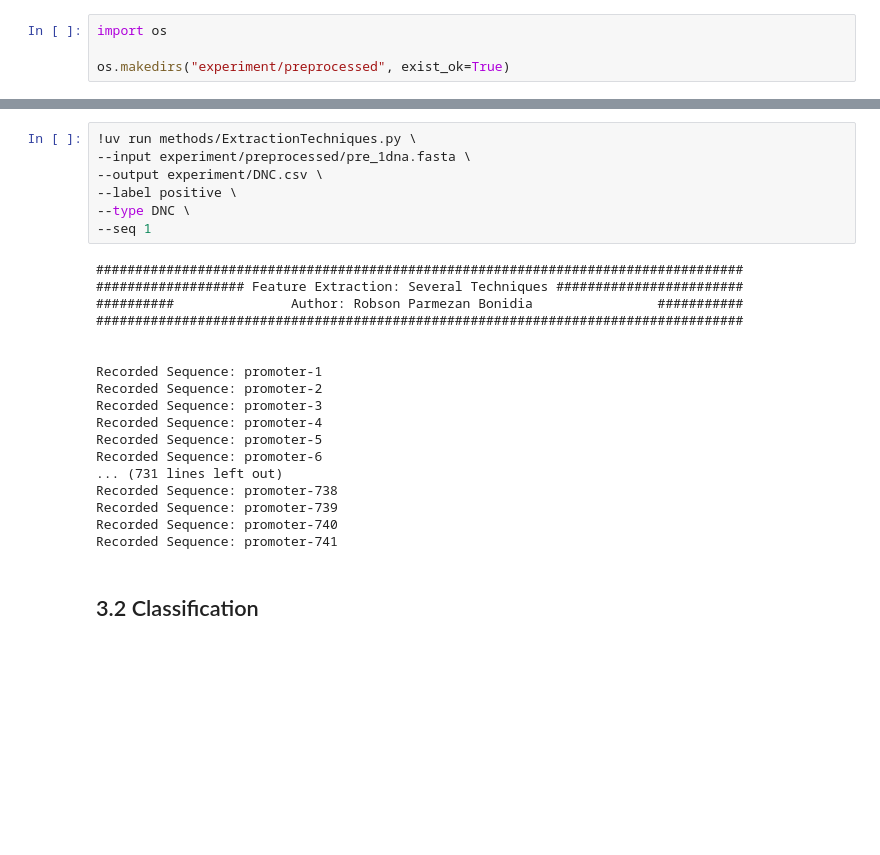
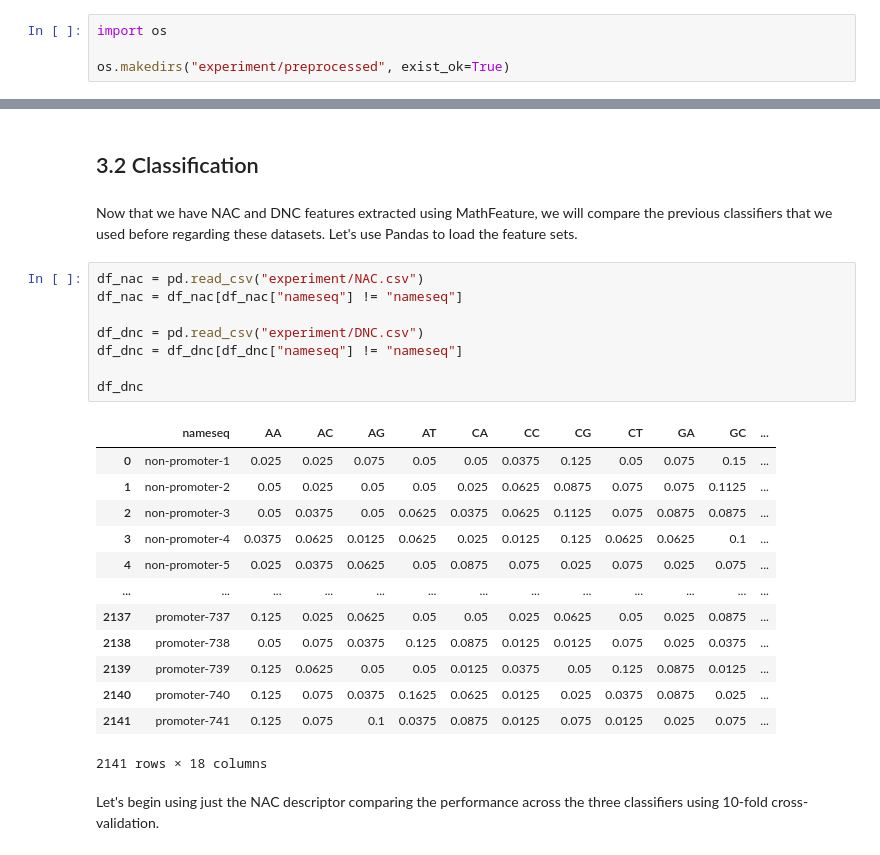
Before and after one commit to brenoslivio/BAGECO2025, a Jupyter notebook: 01_ML_Basics.ipynb, the cells around one changed output, grey strips where cells are left out. Cells and saved outputs as stored; diff of their text form; blank space fills up the shorter version.

Commit message:
MathFeature classification

```diff
--- a/01_ML_Basics.ipynb
+++ b/01_ML_Basics.ipynb
@@ -946,27 +928,28 @@ Recorded Sequence: non-promoter-1400
-# %%
-!uv run methods/ExtractionTechniques.py \
---input experiment/preprocessed/pre_1dna.fasta \
---output experiment/DNC.csv \
---label positive \
---type DNC \
---seq 1
-# %% [output]
-###################################################################################
-################### Feature Extraction: Several Techniques ########################
-##########               Author: Robson Parmezan Bonidia                ###########
-###################################################################################
-
-
-Recorded Sequence: promoter-1
-Recorded Sequence: promoter-2
-Recorded Sequence: promoter-3
-Recorded Sequence: promoter-4
-Recorded Sequence: promoter-5
-Recorded Sequence: promoter-6
-... (731 lines left out)
-Recorded Sequence: promoter-738
-Recorded Sequence: promoter-739
-Recorded Sequence: promoter-740
-Recorded Sequence: promoter-741
 # %% [markdown]
 ## 3.2 Classification
+# %% [markdown]
+Now that we have NAC and DNC features extracted using MathFeature, we will compare the previous classifiers that we used before regarding these datasets. Let's use Pandas to load the feature sets.
+# %%
+df_nac = pd.read_csv("experiment/NAC.csv")
+df_nac = df_nac[df_nac["nameseq"] != "nameseq"]
+
+df_dnc = pd.read_csv("experiment/DNC.csv")
+df_dnc = df_dnc[df_dnc["nameseq"] != "nameseq"]
+
+df_dnc
+# %% [output]
+|  | nameseq | AA | AC | AG | AT | CA | CC | CG | CT | GA | GC | ... |
+| 0 | non-promoter-1 | 0.025 | 0.025 | 0.075 | 0.05 | 0.05 | 0.0375 | 0.125 | 0.05 | 0.075 | 0.15 | ... |
+| 1 | non-promoter-2 | 0.05 | 0.025 | 0.05 | 0.05 | 0.025 | 0.0625 | 0.0875 | 0.075 | 0.075 | 0.1125 | ... |
+| 2 | non-promoter-3 | 0.05 | 0.0375 | 0.05 | 0.0625 | 0.0375 | 0.0625 | 0.1125 | 0.075 | 0.0875 | 0.0875 | ... |
+| 3 | non-promoter-4 | 0.0375 | 0.0625 | 0.0125 | 0.0625 | 0.025 | 0.0125 | 0.125 | 0.0625 | 0.0625 | 0.1 | ... |
+| 4 | non-promoter-5 | 0.025 | 0.0375 | 0.0625 | 0.05 | 0.0875 | 0.075 | 0.025 | 0.075 | 0.025 | 0.075 | ... |
+| ... | ... | ... | ... | ... | ... | ... | ... | ... | ... | ... | ... | ... |
+| 2137 | promoter-737 | 0.125 | 0.025 | 0.0625 | 0.05 | 0.05 | 0.025 | 0.0625 | 0.05 | 0.025 | 0.0875 | ... |
+| 2138 | promoter-738 | 0.05 | 0.075 | 0.0375 | 0.125 | 0.0875 | 0.0125 | 0.0125 | 0.075 | 0.025 | 0.0375 | ... |
+| 2139 | promoter-739 | 0.125 | 0.0625 | 0.05 | 0.05 | 0.0125 | 0.0375 | 0.05 | 0.125 | 0.0875 | 0.0125 | ... |
+| 2140 | promoter-740 | 0.125 | 0.075 | 0.0375 | 0.1625 | 0.0625 | 0.0125 | 0.025 | 0.0375 | 0.0875 | 0.025 | ... |
+| 2141 | promoter-741 | 0.125 | 0.075 | 0.1 | 0.0375 | 0.0875 | 0.0125 | 0.075 | 0.0125 | 0.025 | 0.075 | ... |
+2141 rows × 18 columns
+# %% [markdown]
+Let's begin using just the NAC descriptor comparing the performance across the three classifiers using 10-fold cross-validation.
```
Also changed, not shown: parts of 22 cells of this notebook.
